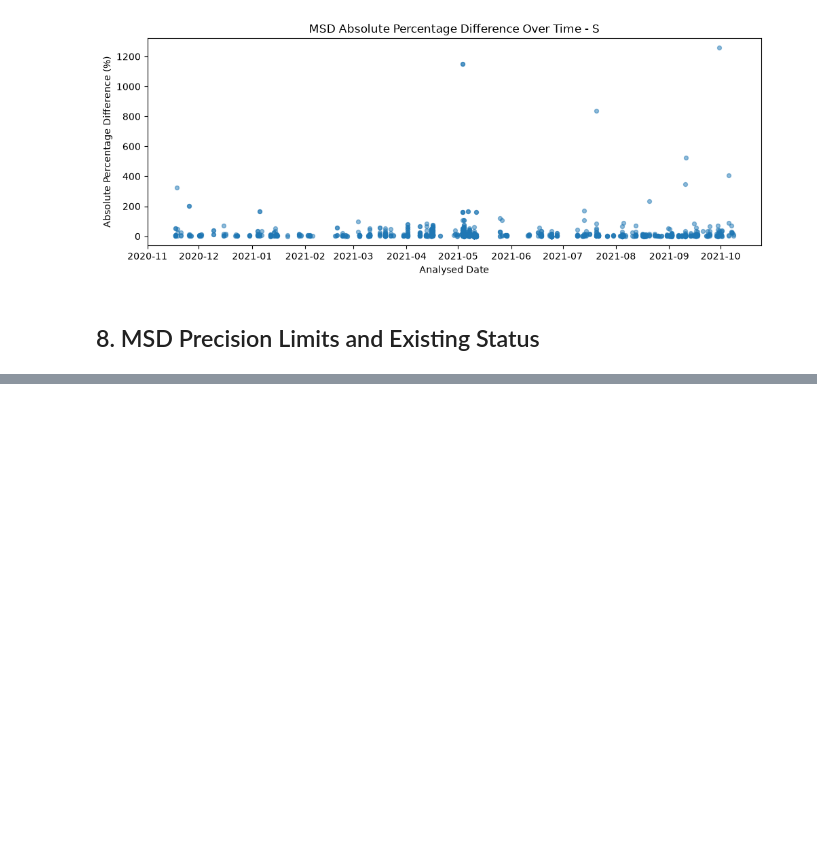
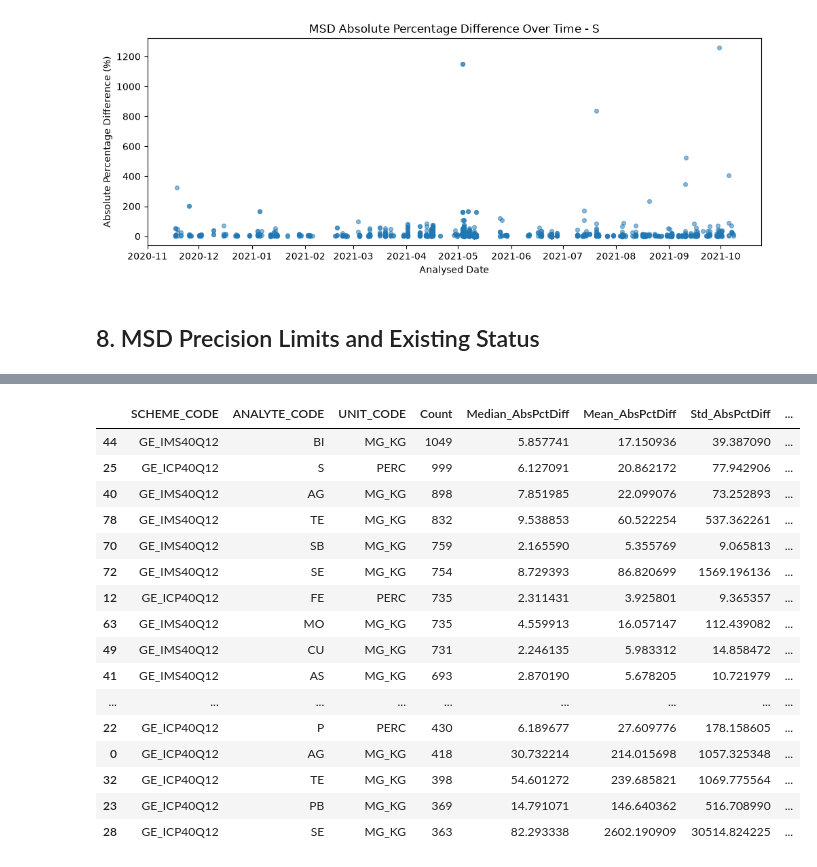
Before and after one commit to Jettiz/QUT-Capstone-Team-32-Datamine-QC-Quality-Control, a Jupyter notebook: notebooks/MSD_data_exploration.ipynb, the cells around one changed output, grey strips where cells are left out. Saved outputs shown, nothing was run; the diff lists cells and outputs as text; code cells hidden in the pictures; blank space fills up the shorter version.

```diff
--- a/notebooks/MSD_data_exploration.ipynb
+++ b/notebooks/MSD_data_exploration.ipynb
@@ -537,0 +637,68 @@ for analyte in top_analytes:
+# %%
+# Prepare MSD data for scheme/analyte-level exploration
+
+group_data = msd[
+    [
+        "SCHEME_CODE",
+        "ANALYTE_CODE",
+        "UNIT_CODE",
+        "Abs%Diff",
+        "PRECISION_STATUS"
+    ]
+].dropna(
+    subset=[
+        "SCHEME_CODE",
+        "ANALYTE_CODE",
+        "Abs%Diff"
+    ]
+).copy()
+
+
+# Summarise MSD precision behaviour within each scheme/analyte group
+group_summary = (
+    group_data
+    .groupby(
+        [
+            "SCHEME_CODE",
+            "ANALYTE_CODE",
+            "UNIT_CODE"
+        ],
+        dropna=False
+    )
+    .agg(
+        Count=("Abs%Diff", "size"),
+        Median_AbsPctDiff=("Abs%Diff", "median"),
+        Mean_AbsPctDiff=("Abs%Diff", "mean"),
+        Std_AbsPctDiff=("Abs%Diff", "std"),
+        Max_AbsPctDiff=("Abs%Diff", "max")
+    )
+    .reset_index()
+)
+
+
+# Groups with the most MSD observations
+print("Scheme/analyte groups with the most MSD observations:")
+
+display(
+    group_summary
+    .sort_values("Count", ascending=False)
+    .head(20)
+)
+
+
+# Groups with the largest median percentage difference
+# Restrict to groups with at least 20 observations so very small groups
+# do not dominate the comparison.
+print("\nGroups with the largest median Abs%Diff (minimum 20 observations):")
+
+display(
+    group_summary[
+        group_summary["Count"] >= 20
+    ]
+    .sort_values(
+        "Median_AbsPctDiff",
+        ascending=False
+    )
+    .head(20)
+)
+# %% [output]
@@ -537,0 +706,17 @@ for analyte in top_analytes:
+|  | SCHEME_CODE | ANALYTE_CODE | UNIT_CODE | Count | Median_AbsPctDiff | Mean_AbsPctDiff | Std_AbsPctDiff | ... |
+| 44 | GE_IMS40Q12 | BI | MG_KG | 1049 | 5.857741 | 17.150936 | 39.387090 | ... |
+| 25 | GE_ICP40Q12 | S | PERC | 999 | 6.127091 | 20.862172 | 77.942906 | ... |
+| 40 | GE_IMS40Q12 | AG | MG_KG | 898 | 7.851985 | 22.099076 | 73.252893 | ... |
+| 78 | GE_IMS40Q12 | TE | MG_KG | 832 | 9.538853 | 60.522254 | 537.362261 | ... |
+| 70 | GE_IMS40Q12 | SB | MG_KG | 759 | 2.165590 | 5.355769 | 9.065813 | ... |
+| 72 | GE_IMS40Q12 | SE | MG_KG | 754 | 8.729393 | 86.820699 | 1569.196136 | ... |
+| 12 | GE_ICP40Q12 | FE | PERC | 735 | 2.311431 | 3.925801 | 9.365357 | ... |
+| 63 | GE_IMS40Q12 | MO | MG_KG | 735 | 4.559913 | 16.057147 | 112.439082 | ... |
+| 49 | GE_IMS40Q12 | CU | MG_KG | 731 | 2.246135 | 5.983312 | 14.858472 | ... |
+| 41 | GE_IMS40Q12 | AS | MG_KG | 693 | 2.870190 | 5.678205 | 10.721979 | ... |
+| ... | ... | ... | ... | ... | ... | ... | ... | ... |
+| 22 | GE_ICP40Q12 | P | PERC | 430 | 6.189677 | 27.609776 | 178.158605 | ... |
+| 0 | GE_ICP40Q12 | AG | MG_KG | 418 | 30.732214 | 214.015698 | 1057.325348 | ... |
+| 32 | GE_ICP40Q12 | TE | MG_KG | 398 | 54.601272 | 239.685821 | 1069.775564 | ... |
+| 23 | GE_ICP40Q12 | PB | MG_KG | 369 | 14.791071 | 146.640362 | 516.708990 | ... |
+| 28 | GE_ICP40Q12 | SE | MG_KG | 363 | 82.293338 | 2602.190909 | 30514.824225 | ... |
```
Also changed, not shown: parts of 19 cells of this notebook.
